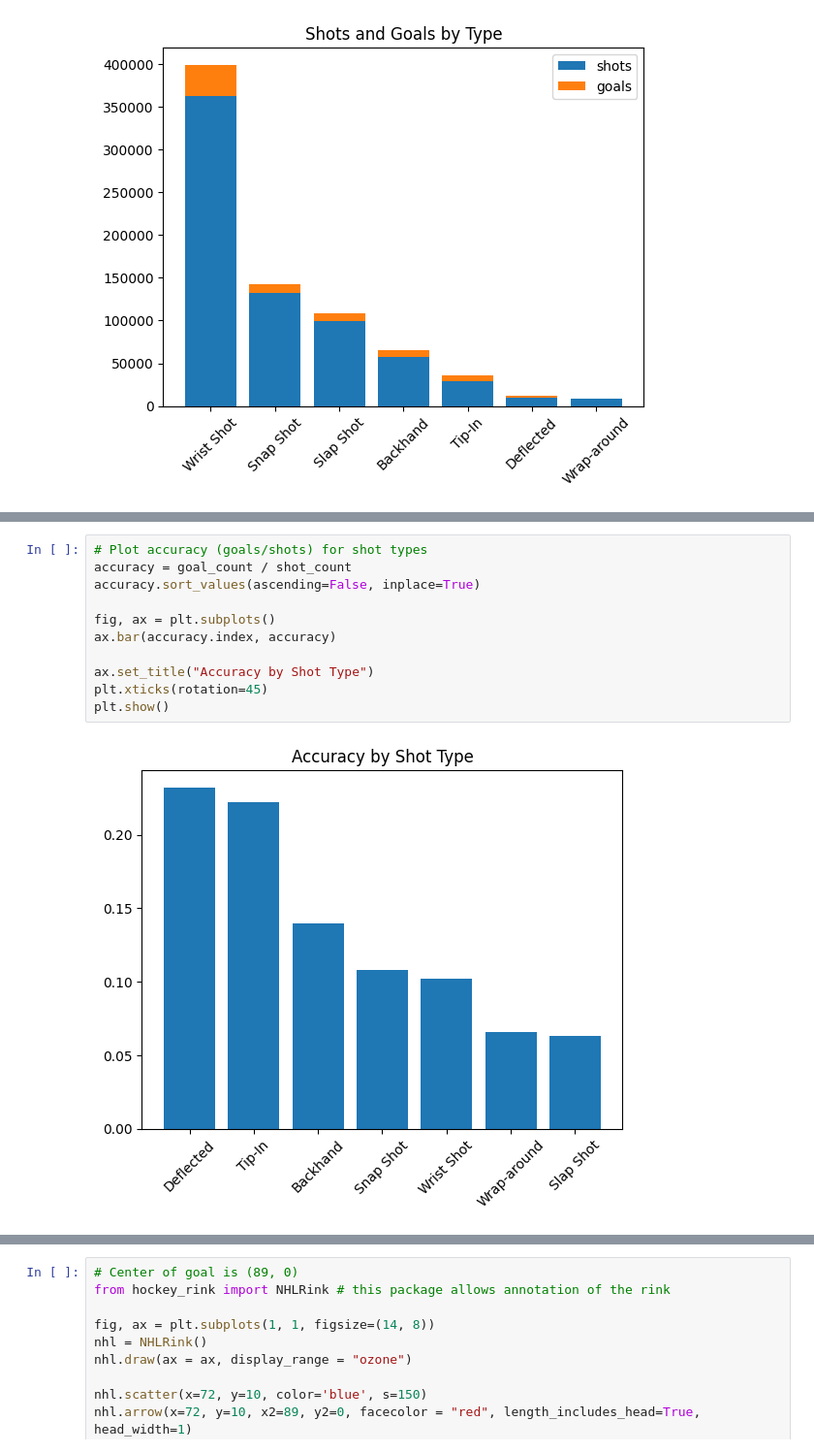
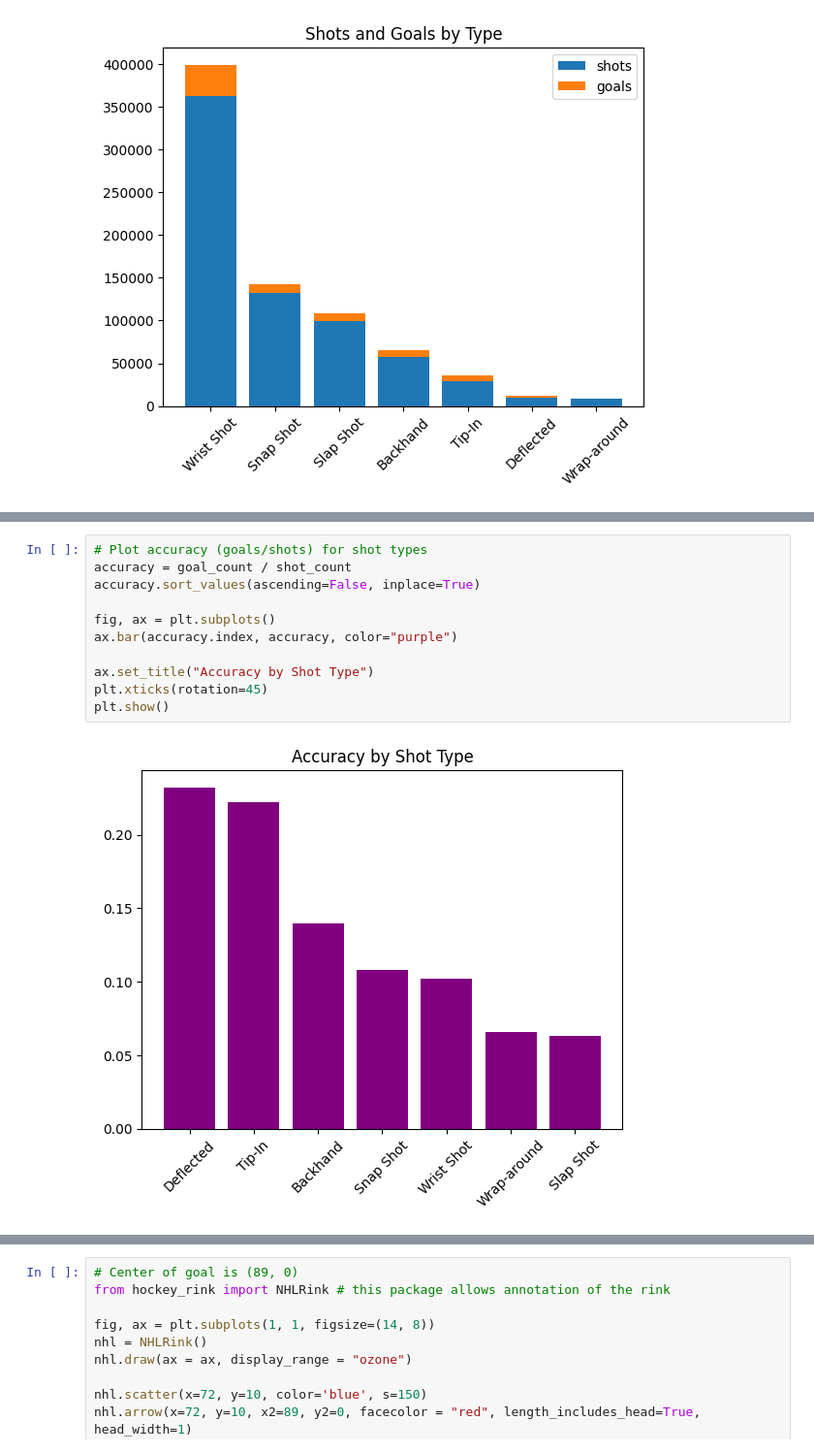
Before and after one commit to mattzirp/pucks_to_the_net, a Jupyter notebook: notebooks/baseline_analysis.ipynb, the cells around one changed output, grey strips where cells are left out. Shown at 97% size. Saved outputs shown, nothing was run; the diff lists cells and outputs as text.

```diff
--- a/notebooks/baseline_analysis.ipynb
+++ b/notebooks/baseline_analysis.ipynb
@@ -87,13 +111,13 @@ plt.show()
 # %%
 # Plot accuracy (goals/shots) for shot types
 accuracy = goal_count / shot_count
 accuracy.sort_values(ascending=False, inplace=True)
 
 fig, ax = plt.subplots()
-ax.bar(accuracy.index, accuracy)
+ax.bar(accuracy.index, accuracy, color="purple")
 
 ax.set_title("Accuracy by Shot Type")
 plt.xticks(rotation=45)
 plt.show()
 # %% [output]
-[figure, old version]
+[figure, new version]
```
Also changed, not shown: parts of 33 cells of this notebook, 4 other files.
